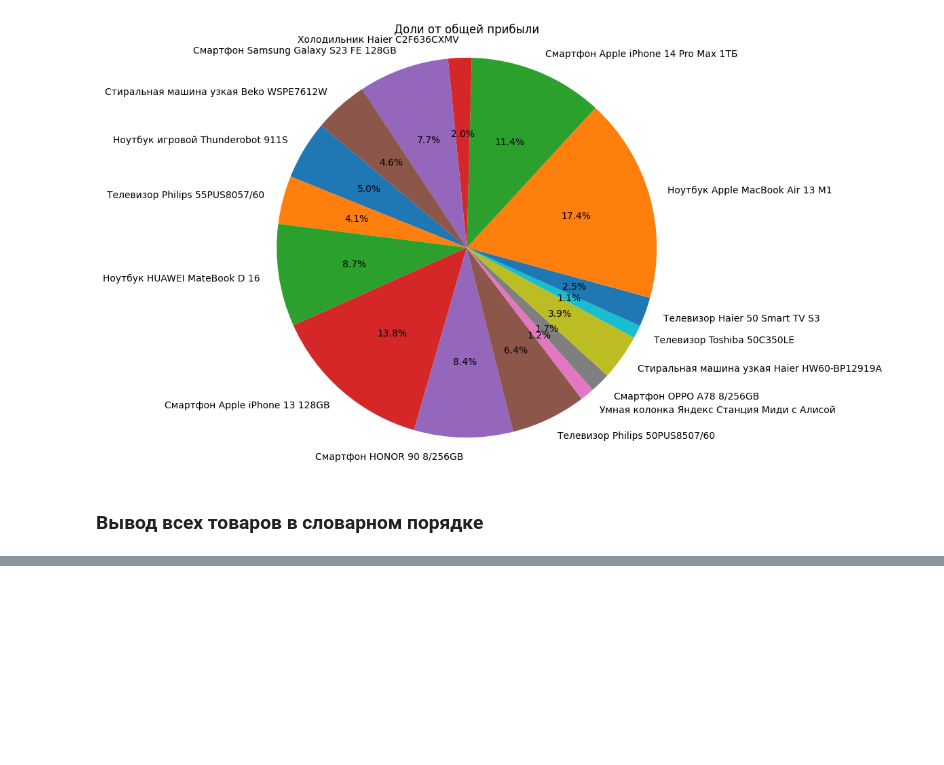
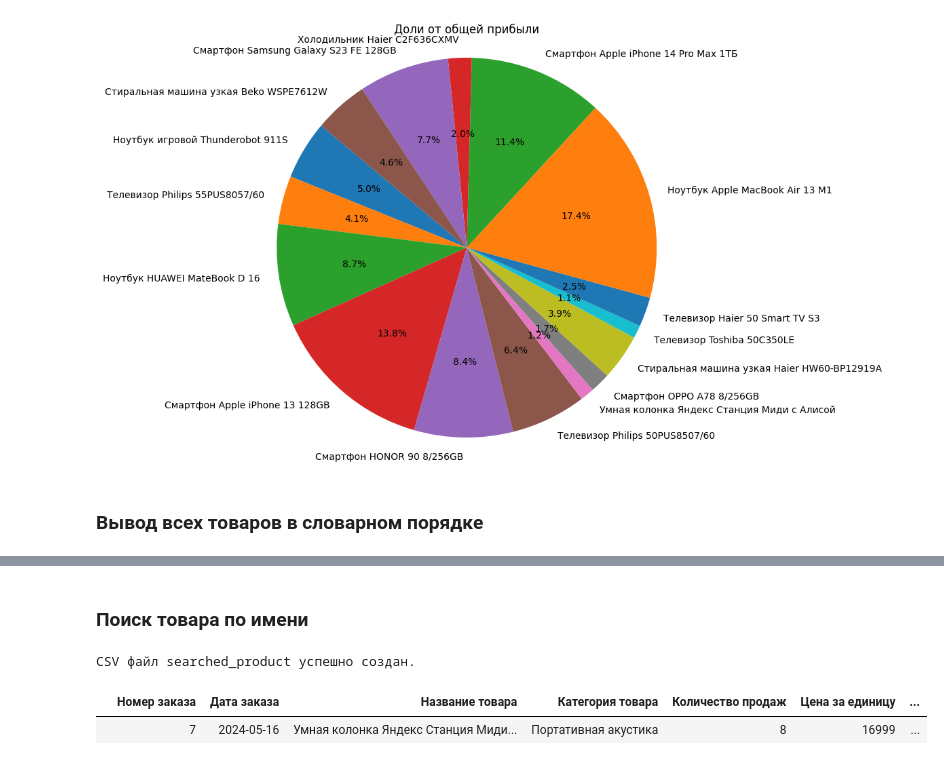
Before and after one commit to AlexanderPleshakov/algorithms_and_csv_files, a Jupyter notebook: CourceWork.ipynb, the cells around one changed output, grey strips where cells are left out. Cells and saved outputs as stored; diff of their text form; code cells hidden in the pictures; blank space fills up the shorter version.

Commit message:
Added binary search

```diff
--- a/CourceWork.ipynb
+++ b/CourceWork.ipynb
@@ -85,3 +87,31 @@ def quick_sort(arr, index=None):
+# %%
+def binary_search(arr, target, index=None):
+    if index == None:
+        left = 0
+        right = len(arr) - 1
+
+        while left <= right:
+            mid = (left + right) // 2
+            if arr[mid] == target:
+                return mid
+            elif arr[mid] < target:
+                left = mid + 1
+            else:
+                right = mid - 1
+    else:
+        left = 0
+        right = len(arr) - 1
+
+        while left <= right:
+            mid = (left + right) // 2
+            if arr[mid][index] == target:
+                return mid
+            elif arr[mid][index] < target:
+                left = mid + 1
+            else:
+                right = mid - 1
+
+    return -1
 # %% [markdown]
 ### Методы создания и чтения даты из csv файла
 # %%
@@ -367,3 +398,22 @@ CSV файл sorted_oraders успешно создан.
 |  | 10 | 2024-05-16 | Телевизор Toshiba 50C350LE | Телевизоры | 3 | 39999 | ... |
 |  | 7 | 2024-05-16 | Умная колонка Яндекс Станция Миди... | Портативная акустика | 8 | 16999 | ... |
 |  | 14 | 2024-05-16 | Холодильник Haier C2F636CXMV | Холодильники | 4 | 55999 | ... |
+# %% [markdown]
+### Поиск товара по имени
+# %%
+csv_data = read_data('sorted_oraders')
+target = input()
+target_index = binary_search(array, target, 2) - 1
+
+output_array = [
+   ['Номер заказа', 'Дата заказа', 'Название товара', 'Категория товара', 'Количество продаж', 'Цена за единицу', 'Общая стоимость'],
+   csv_data[target_index]
+]
+
+file = 'searched_product'
+create_csv_file(output_array, file_name=file)
+show_csv_table(file=file)
+# %% [output]
+CSV файл searched_product успешно создан.
+|  | Номер заказа | Дата заказа | Название товара | Категория товара | Количество продаж | Цена за единицу | ... |
+|  | 7 | 2024-05-16 | Умная колонка Яндекс Станция Миди... | Портативная акустика | 8 | 16999 | ... |
```
Also changed, not shown: parts of 2 cells of this notebook, 2 other files.
